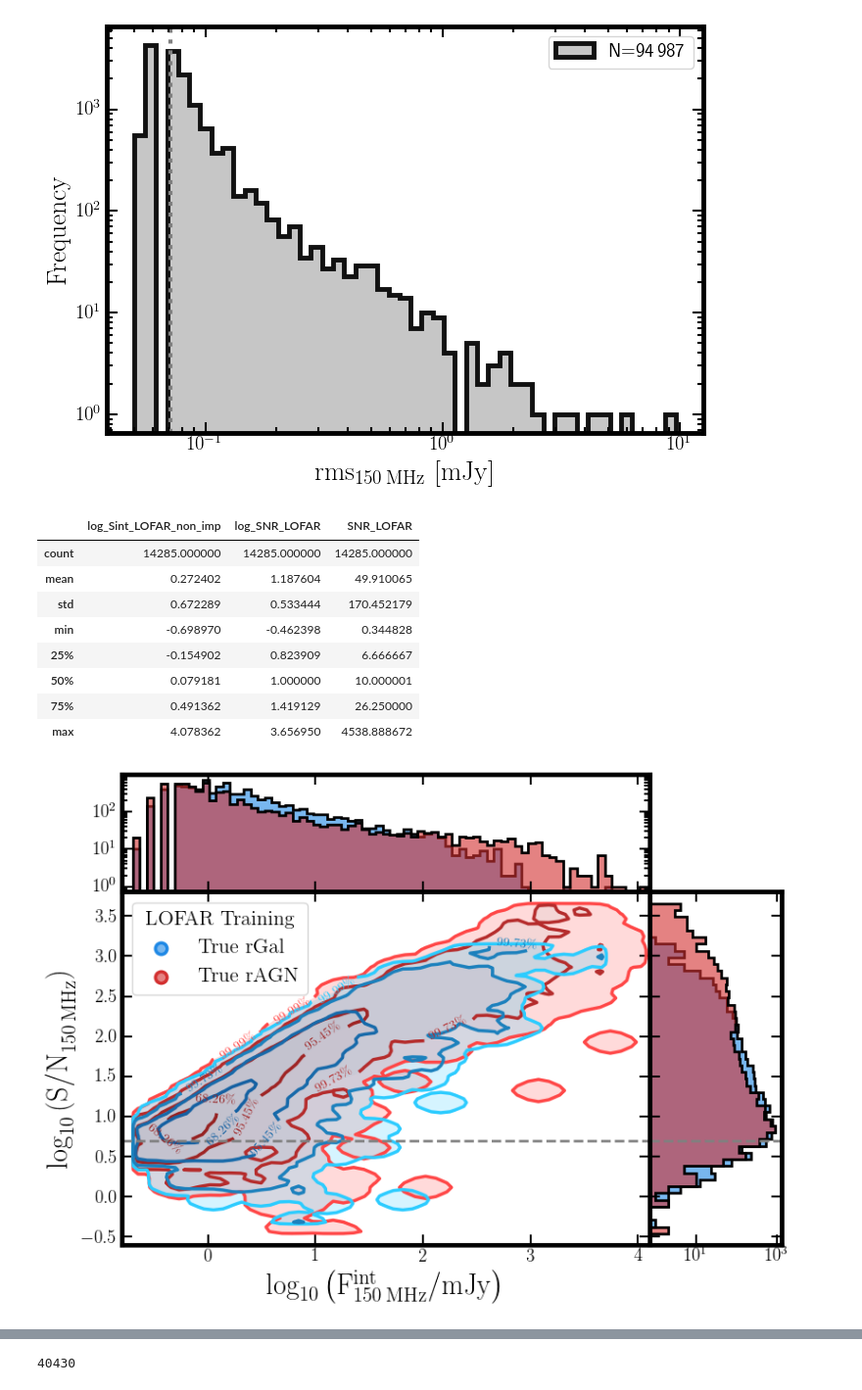
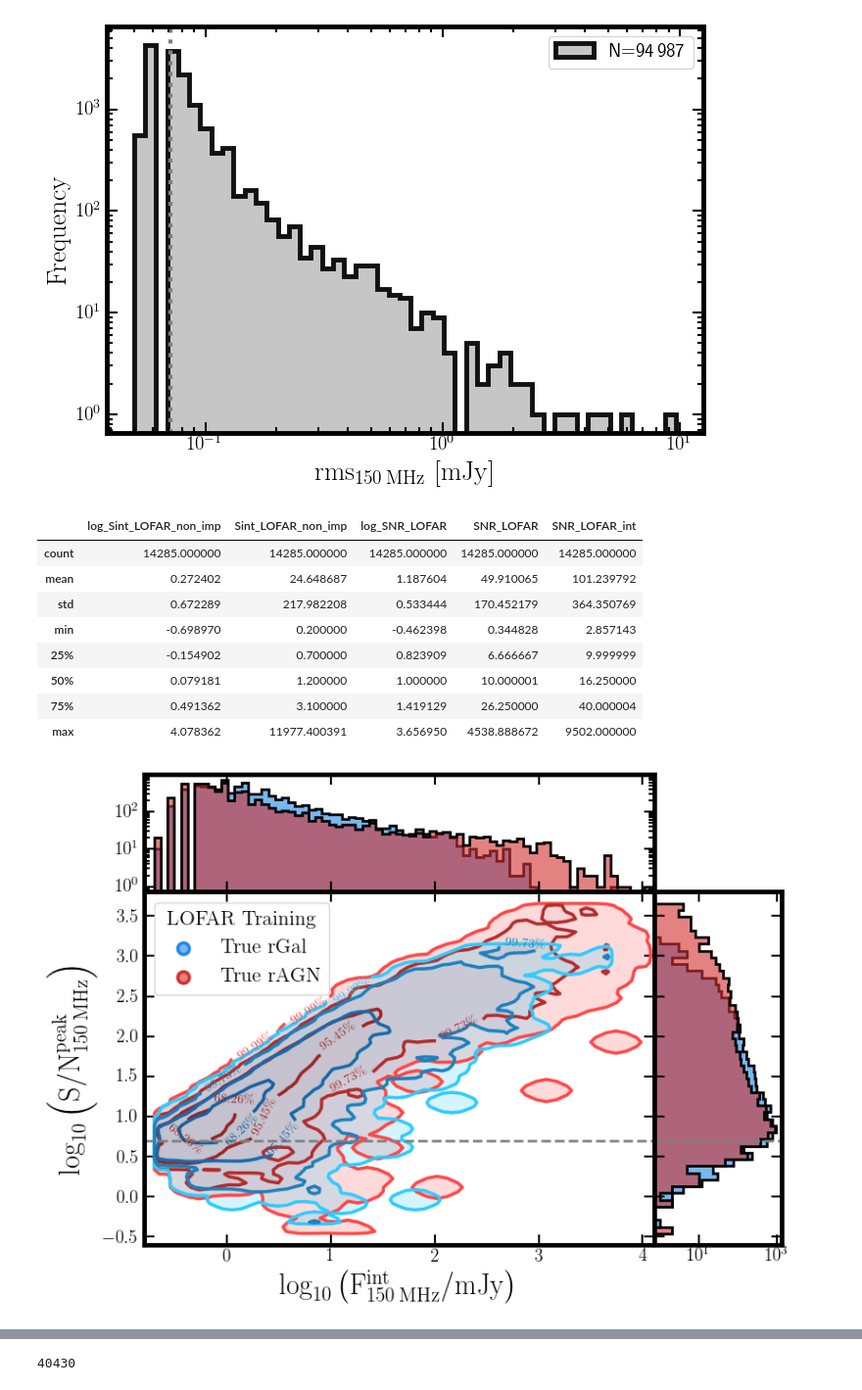
Before and after one commit to racarvajal/Pipeline_ML_6arcsec, a Jupyter notebook: ML_13.ipynb, the cells around one changed output, grey strips where cells are left out. Shown at 98% size. Drawn from its saved outputs; the diff is of its cells as text; code cells hidden in the pictures.

Commit message:
plot SNR peak and int

```diff
--- a/ML_13.ipynb
+++ b/ML_13.ipynb
@@ -169,7 +169,7 @@ array(['RA_ICRS', 'DE_ICRS', 'Name', 'TYPE', 'Z', 'band_num',
 # %%
 full_catalog_df.loc[(full_catalog_df.loc[:, 'Sint_LOFAR_non_imp'] == 0), 'Sint_LOFAR_non_imp'] = np.nan
 # %%
-# full_catalog_df['SNR_LOFAR'] = full_catalog_df.loc[:, 'Sint_LOFAR_non_imp'] / full_catalog_df.loc[:, 'rms_LOFAR']
+full_catalog_df['SNR_LOFAR_int'] = full_catalog_df.loc[:, 'Sint_LOFAR_non_imp'] / full_catalog_df.loc[:, 'rms_LOFAR']
 full_catalog_df['SNR_LOFAR'] = full_catalog_df.loc[:, 'Speak_LOFAR_non_imp'] / full_catalog_df.loc[:, 'rms_LOFAR']
 # %%
 if used_area == 'S82':
@@ -187,6 +187,7 @@ lums_rLOFAR                               = radio_lum(full_catalog_df.loc[:, 'Si
 lums_rLOFAR[~(lums_rLOFAR > 0)]           = np.nan
 full_catalog_df['log_Sint_LOFAR_non_imp'] = np.log10(full_catalog_df.loc[:, 'Sint_LOFAR_non_imp'])
 full_catalog_df['log_SNR_LOFAR']          = np.log10(full_catalog_df.loc[:, 'SNR_LOFAR'])
+full_catalog_df['log_SNR_LOFAR_int']      = np.log10(full_catalog_df.loc[:, 'SNR_LOFAR_int'])
 full_catalog_df['lum_LOFAR']              = lums_rLOFAR.value
 lums_rLOFAR_14_GHz                        = lums_rLOFAR * ((1.4 * u.GHz) / (150 * u.MHz).to(u.GHz))**radio_alpha_LOFAR
 full_catalog_df['lum_14_GHz']             = lums_rLOFAR_14_GHz.value
@@ -195,7 +196,7 @@ full_catalog_df['log_lum_14_GHz']         = np.log10(lums_rLOFAR_14_GHz.value)
 # %%
 # for col in ['log_Sint_LOFAR_non_imp', 'lum_LOFAR', 'lum_14_GHz', 'log_lum_LOFAR', 'log_lum_14_GHz', 'log_SNR_LOFAR']:
 #     full_catalog_df.loc[~np.array(full_catalog_df.loc[:, col] > 0), col] = np.nan
-for col in ['log_Sint_LOFAR_non_imp', 'lum_LOFAR', 'lum_14_GHz', 'log_lum_LOFAR', 'log_lum_14_GHz', 'log_SNR_LOFAR']:
+for col in ['log_Sint_LOFAR_non_imp', 'lum_LOFAR', 'lum_14_GHz', 'log_lum_LOFAR', 'log_lum_14_GHz', 'log_SNR_LOFAR', 'log_SNR_LOFAR_int']:
     full_catalog_df.loc[~np.isfinite(full_catalog_df.loc[:, col]), col] = np.nan
 # %% [markdown]
 Create features with class and combined redshift.
@@ -457,6 +459,7 @@ plt.show()
 fig             = plt.figure(figsize=(8,7))
 
 grid   = fig.add_gridspec(ncols=1, nrows=2, height_ratios=[1, 2], hspace=0.0)
+axs    = {}
 axs[0] = fig.add_subplot(grid[0, 0], xscale='log', yscale='linear')
 axs[1] = fig.add_subplot(grid[1, 0], xscale='log', sharex=axs[0])
 
@@ -592,17 +595,17 @@ seq_cont   = np.insert(seq_cont, 0, 0.0)
 seq_fill   = np.logspace(-1.5, 0.0, nstep+2)
 seq_fill   = np.insert(seq_fill, 0, 0.0)
 # %%
-selected_df.loc[:, ['log_Sint_LOFAR_non_imp', 'log_SNR_LOFAR', 'SNR_LOFAR']].describe()
+selected_df.loc[:, ['log_Sint_LOFAR_non_imp', 'Sint_LOFAR_non_imp', 'log_SNR_LOFAR', 'SNR_LOFAR', 'SNR_LOFAR_int']].describe()
 # %% [output]
-|  | log_Sint_LOFAR_non_imp | log_SNR_LOFAR | SNR_LOFAR |
-| count | 14285.000000 | 14285.000000 | 14285.000000 |
-| mean | 0.272402 | 1.187604 | 49.910065 |
-| std | 0.672289 | 0.533444 | 170.452179 |
-| min | -0.698970 | -0.462398 | 0.344828 |
-| 25% | -0.154902 | 0.823909 | 6.666667 |
-| 50% | 0.079181 | 1.000000 | 10.000001 |
-| 75% | 0.491362 | 1.419129 | 26.250000 |
-| max | 4.078362 | 3.656950 | 4538.888672 |
+|  | log_Sint_LOFAR_non_imp | Sint_LOFAR_non_imp | log_SNR_LOFAR | SNR_LOFAR | SNR_LOFAR_int |
+| count | 14285.000000 | 14285.000000 | 14285.000000 | 14285.000000 | 14285.000000 |
+| mean | 0.272402 | 24.648687 | 1.187604 | 49.910065 | 101.239792 |
+| std | 0.672289 | 217.982208 | 0.533444 | 170.452179 | 364.350769 |
+| min | -0.698970 | 0.200000 | -0.462398 | 0.344828 | 2.857143 |
+| 25% | -0.154902 | 0.700000 | 0.823909 | 6.666667 | 9.999999 |
+| 50% | 0.079181 | 1.200000 | 1.000000 | 10.000001 | 16.250000 |
+| 75% | 0.491362 | 3.100000 | 1.419129 | 26.250000 | 40.000004 |
+| max | 4.078362 | 11977.400391 | 3.656950 | 4538.888672 | 9502.000000 |
 # %%
 sigma_limit_LOFAR = 1
 fig    = plt.figure(figsize=(8, 6))
@@ -671,32 +674,32 @@ axs[1].axhline(y=np.log10(5), ls='--', lw=2.0, c='gray')
 
 
 axs[0].hist(selected_df.loc[filt_real_rGal & filt_posit, 'log_Sint_LOFAR_non_imp'], bins=bins_Sint,
             histtype='stepfilled', fc=colour_rGal_shade, ec=(0, 0, 0, 1), lw=2)
 axs[0].hist(selected_df.loc[filt_real_rAGN & filt_posit, 'log_Sint_LOFAR_non_imp'], bins=bins_Sint,
             histtype='stepfilled', fc=colour_rAGN_shade, ec=(0, 0, 0, 1), lw=2)
 
 axs[2].hist(selected_df.loc[filt_real_rGal & filt_posit, 'log_SNR_LOFAR'],
             bins=bins_SNR, orientation='horizontal', histtype='stepfilled',
             fc=colour_rGal_shade, ec=(0, 0, 0, 1), lw=2)
 axs[2].hist(selected_df.loc[filt_real_rAGN & filt_posit, 'log_SNR_LOFAR'],
             bins=bins_SNR, orientation='horizontal', histtype='stepfilled',
             fc=colour_rAGN_shade, ec=(0, 0, 0, 1), lw=2)
 axs[2].axhline(y=np.log10(5), ls='--', lw=2.0, c='gray')
 
 axs[1].legend(loc='upper left', fontsize=16, title=r'$\mathrm{LOFAR ~ Training}$', title_fontsize=16)
 axs[1].set_xlabel(r'$\log_{10}\left( \mathrm{F}_{150 \, \mathrm{MHz}}^{\mathrm{int}} / \mathrm{mJy} \right)$', fontsize=22)
-axs[1].set_ylabel(r'$\log_{10}\left( \mathrm{S/N}_{150 \, \mathrm{MHz}} \right)$', fontsize=22)
+axs[1].set_ylabel(r'$\log_{10}\left( \mathrm{S/N}_{150 \, \mathrm{MHz}}^{\mathrm{peak}} \right)$', fontsize=22)
 for ax_count in [0, 1, 2]:
     axs[ax_count].tick_params(which='both', top=True, right=True, direction='in')
     axs[ax_count].tick_params(axis='both', which='major', labelsize=14)
     axs[ax_count].tick_params(which='major', length=8, width=1.5)
     axs[ax_count].tick_params(which='minor', length=4, width=1.5)
     plt.setp(axs[ax_count].spines.values(), linewidth=3.5)
     plt.setp(axs[ax_count].spines.values(), linewidth=3.5)
 plt.setp(axs[2].get_yticklabels(), visible=False)
 axs[1].set_ylim(bottom=-0.6, top=3.8)
 axs[1].set_xlim(left=-0.8, right=4.11)
 plt.tight_layout()
 plt.show()
 # %% [output]
-[figure, old version]
+[figure, new version]
```
Also changed, not shown: parts of 4 cells of this notebook.
